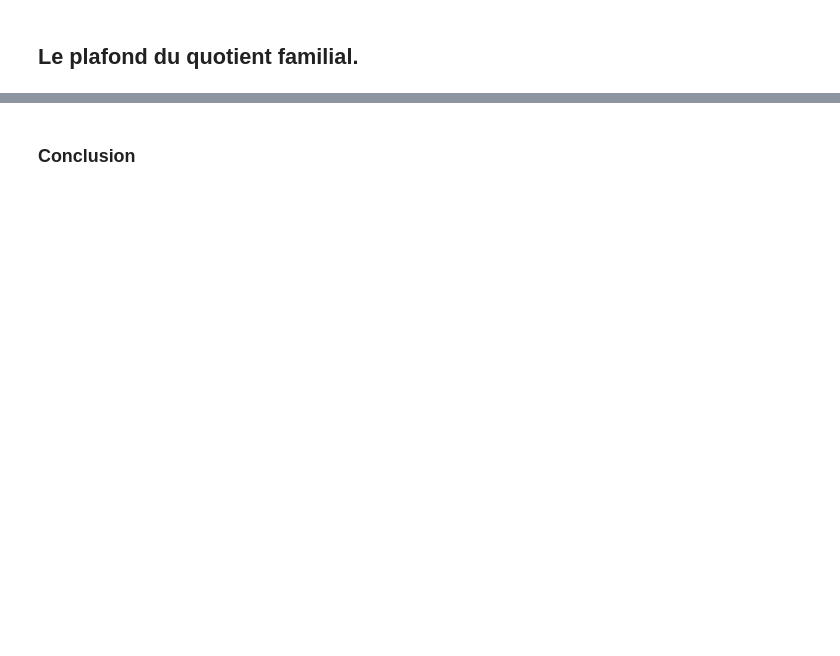
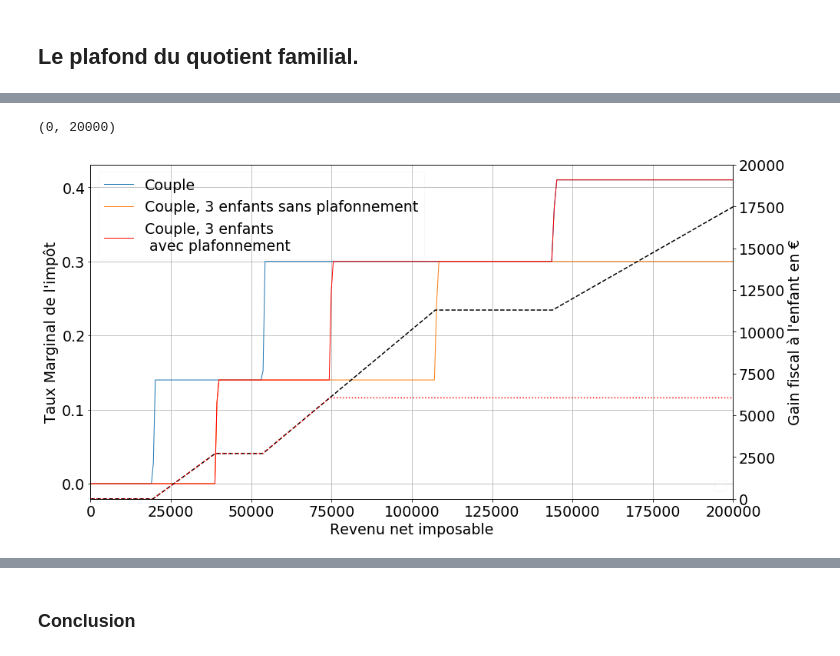
Before and after one commit to adrienpacifico/openfisca-france-notebook-story, a Jupyter notebook: notebooks/comment_fonctionne_l_Impot_sur_le_revenu_francais.ipynb, the cells around one changed output, grey strips where cells are left out. Cells and saved outputs as stored; diff of their text form; code cells hidden in the pictures; blank space fills up the shorter version.

```diff
--- a/notebooks/comment_fonctionne_l_Impot_sur_le_revenu_francais.ipynb
+++ b/notebooks/comment_fonctionne_l_Impot_sur_le_revenu_francais.ipynb
@@ -773,0 +840,66 @@ Forthcoming :-).
+# %%
+## Simulation for couples.
+simulation_dict = dict()
+for nb_enf in range(0,7):
+    simulation_dict[nb_enf] = dict()
+    for year in [2016]:
+        simulation_dict[nb_enf][year] = make_scenario(couple = True,mar_pacs=True,nombre_enfants=nb_enf,year = year, count= 1000).new_simulation()
+# %%
+import matplotlib
+matplotlib.rc('font', size=19)
+fig, ax1 = plt.subplots(figsize=(15,8))
+ax2 = ax1.twinx()
+smooth = 3
+nb_enf = 0
+
+
+
+#plt.legend(fontsize = 15, loc = 2)
+#plt.ylim((0,.45))
+ax1.grid()
+
+
+
+for year in [2016]:
+
+    for nb_enf in [0]:
+
+
+        keep = ax1.plot(simulation_dict[nb_enf][year].calculate_add("rni",year)[::smooth][1:],
+                1 -rates.marginal_rate(simulation_dict[nb_enf][year].calculate_add("ir_brut",year)[::smooth],
+                   simulation_dict[nb_enf][year].calculate_add("rni",year)[::smooth]),
+                  label = "Couple".format(year, nb_enf),
+                 linewidth = 1)
+
+
+    for nb_enf in [3,]:
+
+        keep =  ax1.plot(simulation_dict[nb_enf][year].calculate_add("rni",year)[::smooth][1:],
+                1 -rates.marginal_rate(simulation_dict[nb_enf][year].calculate_add("ir_brut",year)[::smooth],
+                   simulation_dict[nb_enf][year].calculate_add("rni",year)[::smooth]),
+                  label =  "Couple, {} enfants sans plafonnement".format(nb_enf),
+                 linewidth = 1)
+        ax1.plot(simulation_dict[nb_enf][year].calculate_add("rni",year)[::smooth][1:],
+                1 -rates.marginal_rate(simulation_dict[nb_enf][year].calculate_add("ir_plaf_qf",year)[::smooth],
+                   simulation_dict[nb_enf][year].calculate_add("rni",year)[::smooth]),
+                  label =  "Couple, {} enfants \n avec plafonnement".format(nb_enf),
+                 linewidth = 1, color = "r",)
+
+
+
+        ax2.plot(simulation_dict[nb_enf][2016].calculate("rni", period = 2016),
+            simulation_dict[0][2016].calculate("ir_brut", period = 2016) - simulation_dict[nb_enf][2016].calculate("ir_brut", period = 2016),
+                 color = "k", linestyle = "--")
+        ax2.plot(simulation_dict[1][2016].calculate("rni", period = 2016),
+            simulation_dict[nb_enf][2016].calculate("avantage_qf", period = 2016), color = "r", linestyle = ":")
+
+
+
+
+ax1.set_xlabel("Revenu net imposable")
+ax1.set_ylabel("Taux Marginal de l'impôt"); ax2.set_ylabel(u"Gain fiscal à l'enfant en €")
+ax1.legend(loc = 2, framealpha = 0.1)
+ax2.legend(loc = 4, framealpha = 0.1)
+plt.xlim(0, 200000)
+ax2.set_ylim(0,20000)
+# %% [output]
@@ -773,0 +907,2 @@ Forthcoming :-).
+(0, 20000)
+[figure, added]
```
Also changed, not shown: parts of 40 cells of this notebook.
